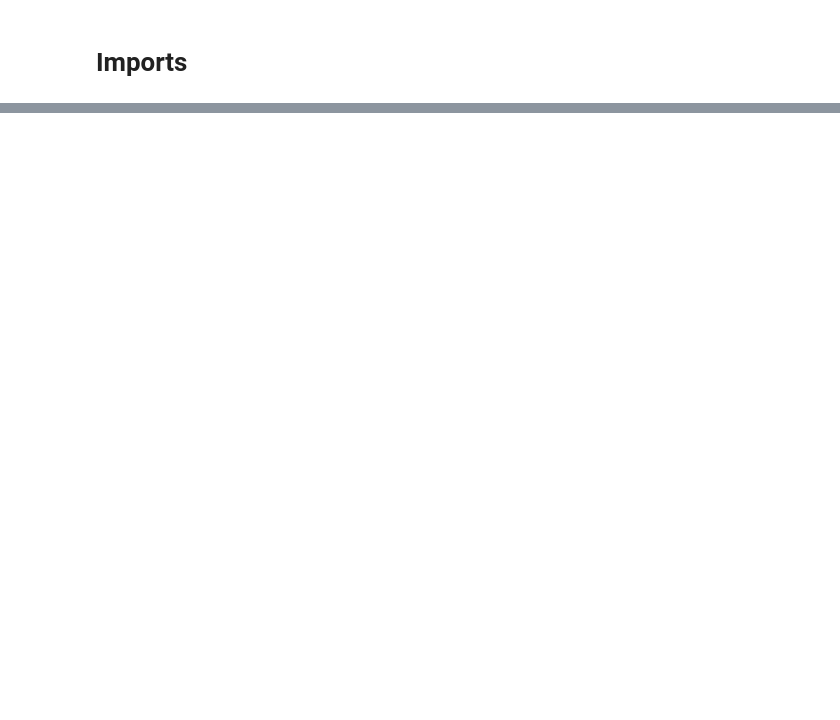
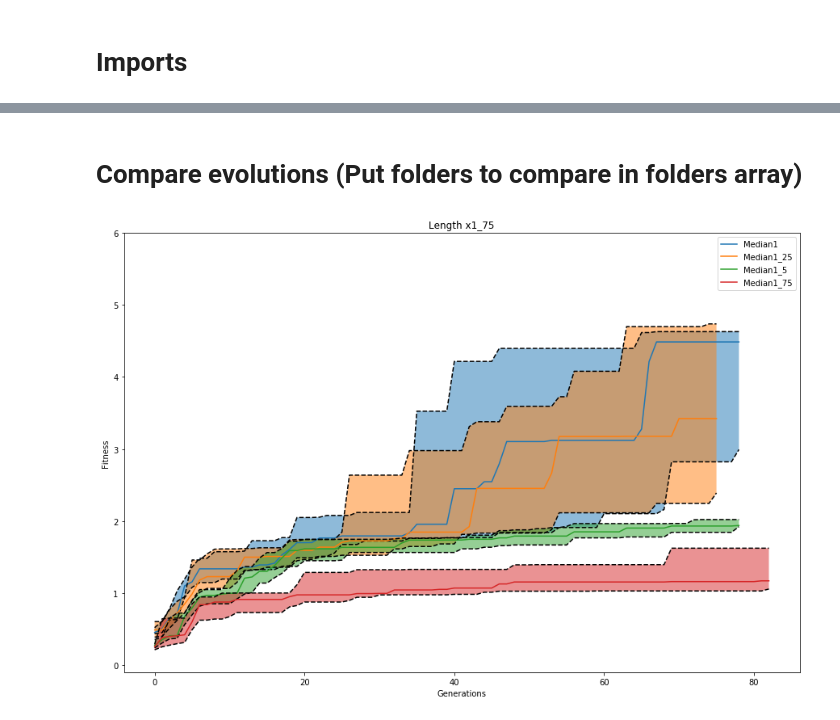
Before and after one commit to rmorenoga/paperGraphs, a Jupyter notebook: Graphs.ipynb, the cells around one changed output, grey strips where cells are left out. Drawn from its saved outputs; the diff is of its cells as text; code cells hidden in the pictures; blank space fills up the shorter version.

```diff
--- a/Graphs.ipynb
+++ b/Graphs.ipynb
@@ -189,0 +128,7 @@ for k in range(0,len(folders)):
+# %% [markdown]
+# Compare evolutions (Put folders to compare in folders array)
+# %%
+folders = ['1','1_25','1_5','1_75']
+plotResultGraphs('filesFromLenghtExperiment',folders,'evol',10,False)
+# %% [output]
+[figure, added]
```
Also changed, not shown: parts of 20 cells of this notebook, 1 other file.
